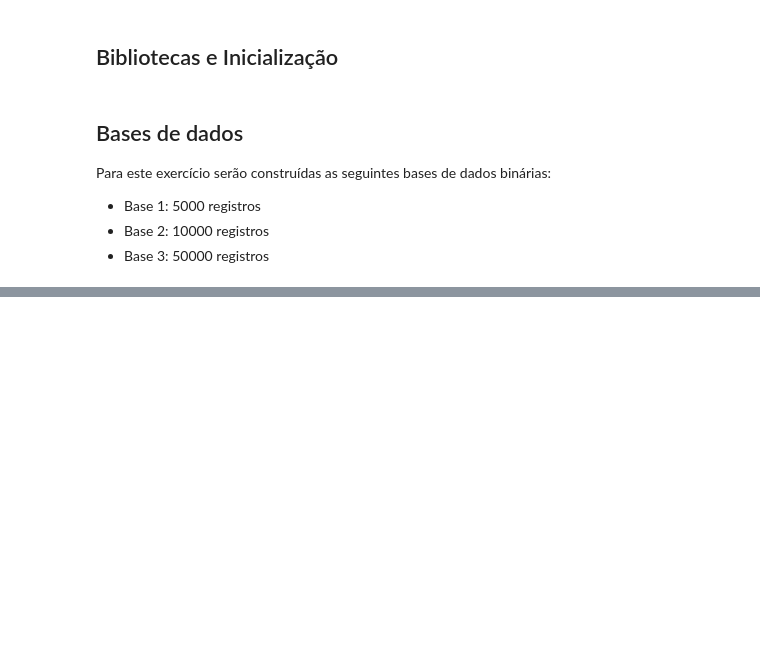
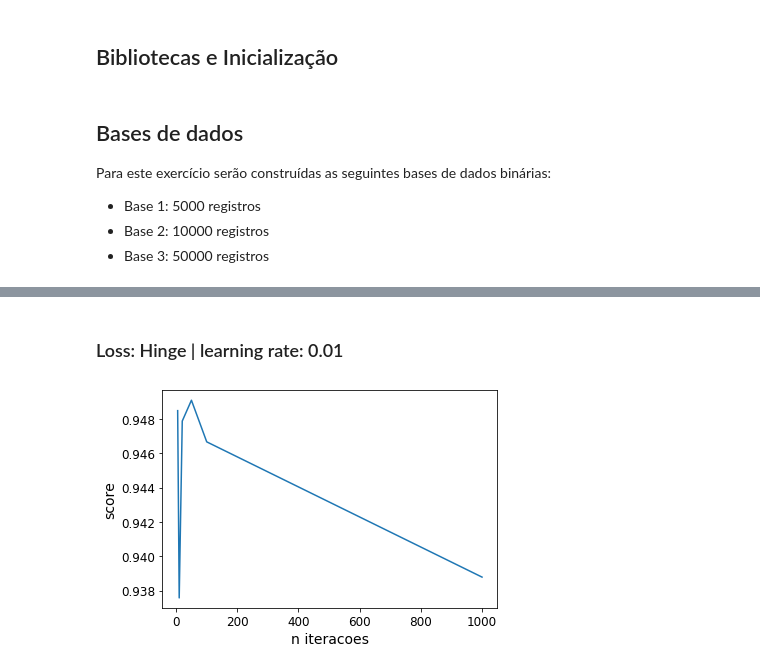
Before and after one commit to fred-azevedo/mestrado-rna, a Jupyter notebook: 03-Descida-de-gradiente.ipynb, the cells around one changed output, grey strips where cells are left out. Drawn from its saved outputs; the diff is of its cells as text; code cells hidden in the pictures; blank space fills up the shorter version.

```diff
--- a/03-Descida-de-gradiente.ipynb
+++ b/03-Descida-de-gradiente.ipynb
@@ -40,3 +42,8 @@ warnings.filterwarnings(action="ignore", message="^internal gelsd")
+# %%
+def plot_graph(n_iters, scores):
+    plt.xlabel("n iteracoes")
+    plt.ylabel("score")
+    plt.plot(n_iters, scores)
 # %% [markdown]
 ## Bases de dados
 
@@ -64,0 +100,14 @@ As seguintes taxas de aprendizado serão utilizadas como parâmetro:
+# %% [markdown]
+### Loss: Hinge | learning rate: 0.01
+# %%
+scores = []
+
+for n_iter in n_iters:
+    X_train, X_test, y_train, y_test = train_test_split(X1, Y1, test_size=0.33)
+    clf = SGDClassifier(loss="hinge", max_iter=n_iter, learning_rate = 'constant', eta0= 0.01)
+    clf.fit(X_train, y_train)
+    scores.append(clf.score(X_test, y_test))
+
+plot_graph(n_iters, scores)
+# %% [output]
+[figure, added]
```
Also changed, not shown: parts of 11 cells of this notebook.
